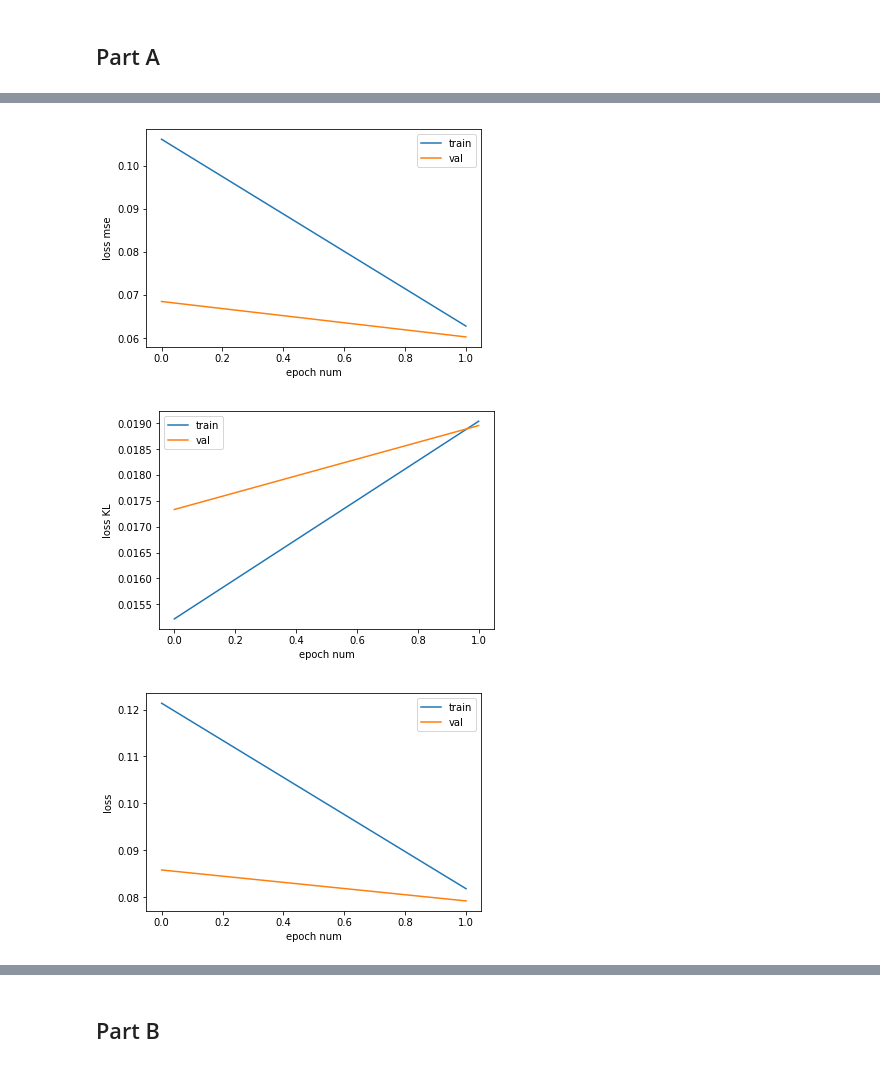
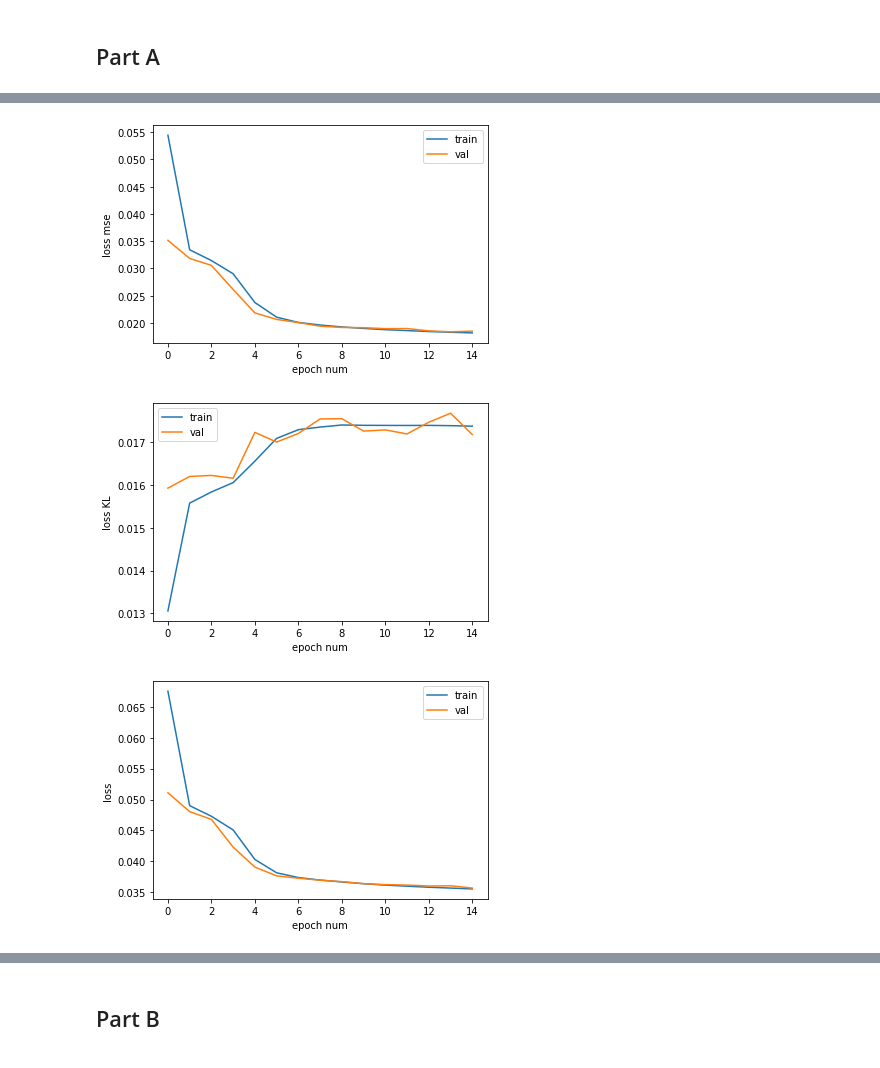
Before and after one commit to GrigoryBartosh/hse07_dul, a Jupyter notebook: hw32.ipynb, the cells around one changed output, grey strips where cells are left out. Saved outputs shown, nothing was run; the diff lists cells and outputs as text; code cells hidden in the pictures.

```diff
--- a/hw32.ipynb
+++ b/hw32.ipynb
@@ -309,24 +311,24 @@ def show_sampels(model, n=100):
         axarr[i // n, i % n].axis('off')
     plt.show()
 # %%
-epochs = 2
+epochs = 15
 lr = 0.0002
 w_l2 = 0
 
-model = VAE(channels=8)
+model = VAE(channels=32)
 model.to(device)
 
 criterion_mse = MSELoss()
 criterion_kl = KLLoss()
 
 optimizer = optim.Adam(model.parameters(), lr, weight_decay=w_l2)
 
 train(model, criterion_mse, criterion_kl, optimizer, None, epochs)
 # %% [output]
 [interactive output not drawn]
-[figure, old version]
+[figure, new version]
-[figure, old version]
+[figure, new version]
-[figure, old version]
+[figure, new version]
 # %%
 model.eval()
 show_interpolation(model, 10, 10)
```
Also changed, not shown: parts of 3 cells of this notebook.
